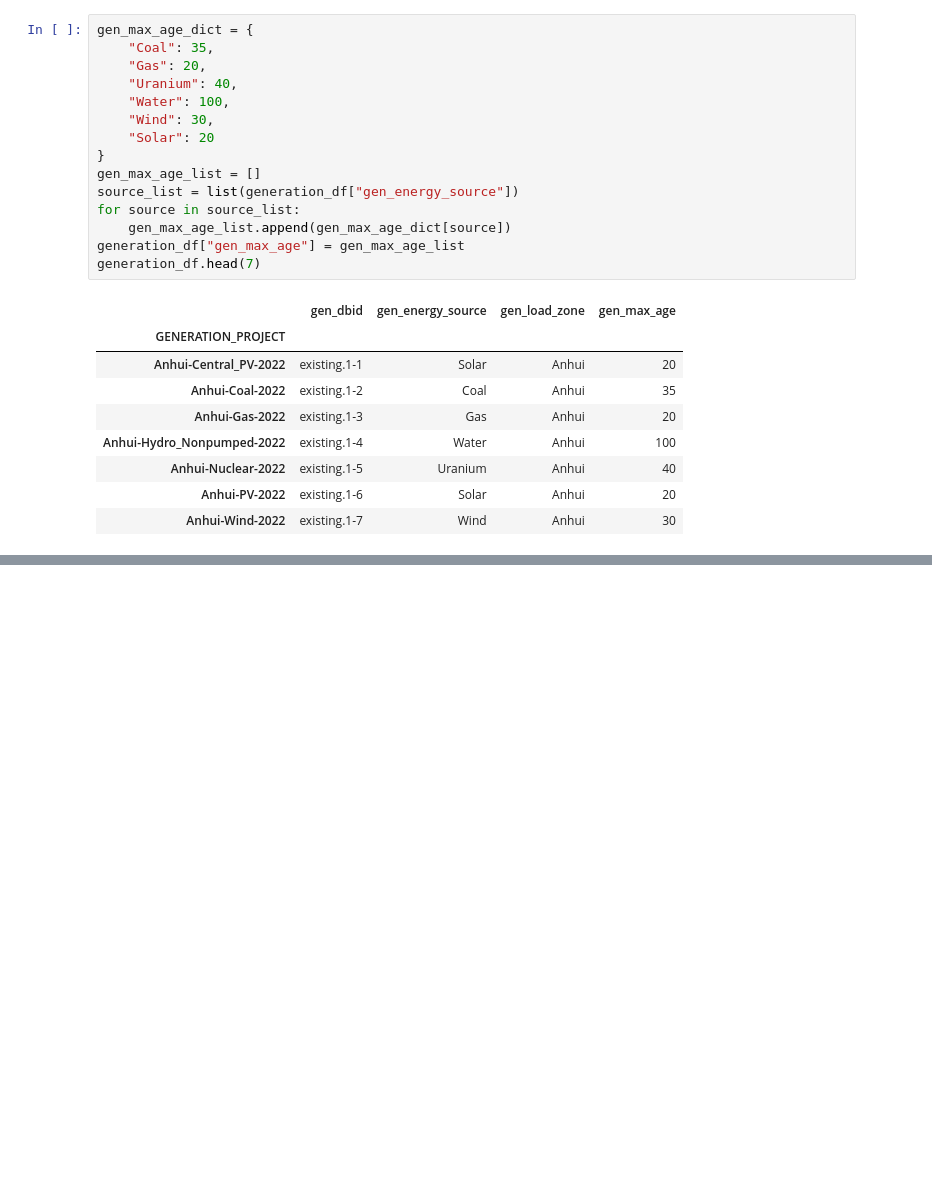
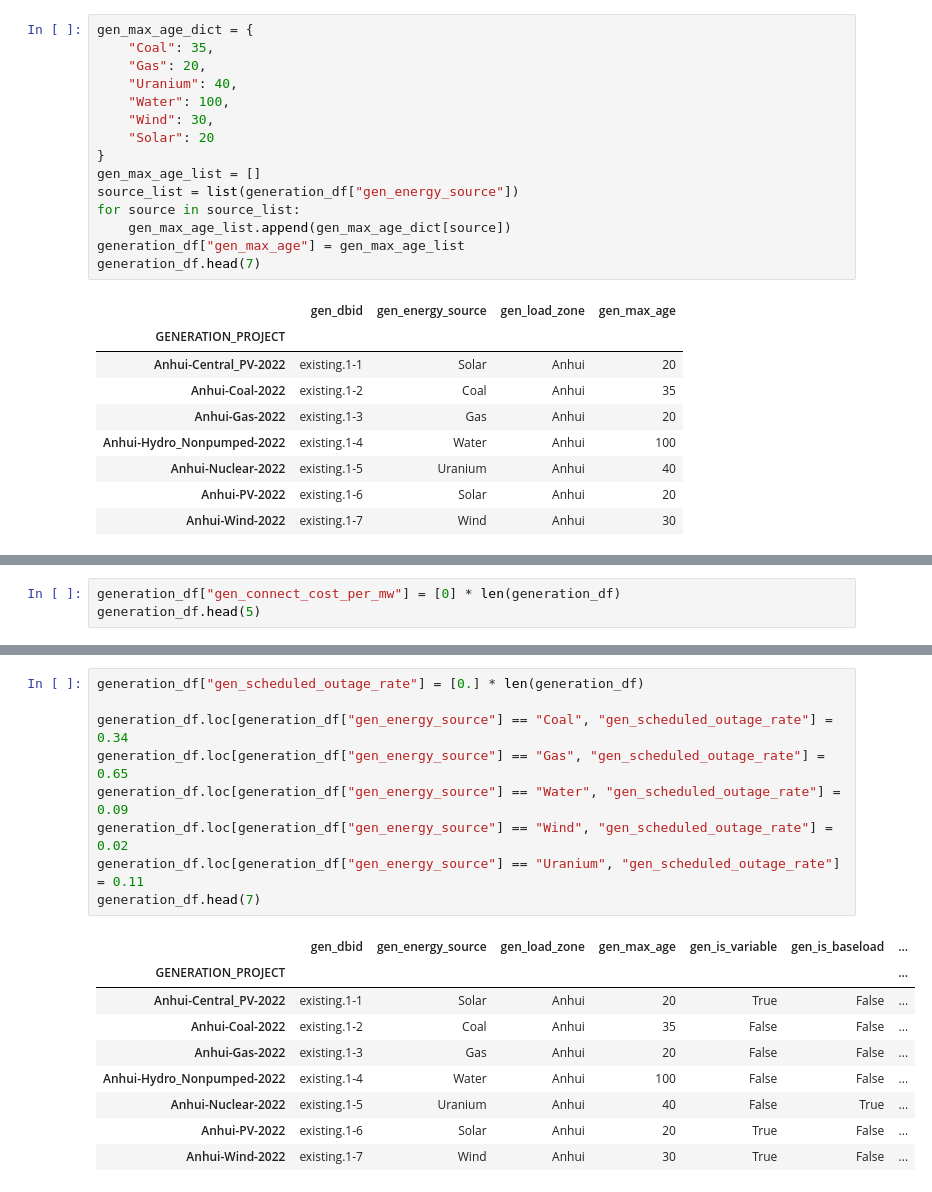
Before and after one commit to WEI-1228/pandas, a Jupyter notebook: gen_info.ipynb, the cells around one changed output, grey strips where cells are left out. Cells and saved outputs as stored; diff of their text form; blank space fills up the shorter version.

```diff
--- a/gen_info.ipynb
+++ b/gen_info.ipynb
@@ -146,0 +262,3 @@ generation_df.head(7)
+# %%
+generation_df["gen_connect_cost_per_mw"] = [0] * len(generation_df)
+generation_df.head(5)
@@ -146,0 +273,19 @@ generation_df.head(7)
+# %%
+generation_df["gen_scheduled_outage_rate"] = [0.] * len(generation_df)
+
+generation_df.loc[generation_df["gen_energy_source"] == "Coal", "gen_scheduled_outage_rate"] = 0.34
+generation_df.loc[generation_df["gen_energy_source"] == "Gas", "gen_scheduled_outage_rate"] = 0.65
+generation_df.loc[generation_df["gen_energy_source"] == "Water", "gen_scheduled_outage_rate"] = 0.09
+generation_df.loc[generation_df["gen_energy_source"] == "Wind", "gen_scheduled_outage_rate"] = 0.02
+generation_df.loc[generation_df["gen_energy_source"] == "Uranium", "gen_scheduled_outage_rate"] = 0.11
+generation_df.head(7)
+# %% [output]
+|  | gen_dbid | gen_energy_source | gen_load_zone | gen_max_age | gen_is_variable | gen_is_baseload | ... |
+| GENERATION_PROJECT |  |  |  |  |  |  | ... |
+| Anhui-Central_PV-2022 | existing.1-1 | Solar | Anhui | 20 | True | False | ... |
+| Anhui-Coal-2022 | existing.1-2 | Coal | Anhui | 35 | False | False | ... |
+| Anhui-Gas-2022 | existing.1-3 | Gas | Anhui | 20 | False | False | ... |
+| Anhui-Hydro_Nonpumped-2022 | existing.1-4 | Water | Anhui | 100 | False | False | ... |
+| Anhui-Nuclear-2022 | existing.1-5 | Uranium | Anhui | 40 | False | True | ... |
+| Anhui-PV-2022 | existing.1-6 | Solar | Anhui | 20 | True | False | ... |
+| Anhui-Wind-2022 | existing.1-7 | Wind | Anhui | 30 | True | False | ... |
```
Also changed, not shown: parts of 11 cells of this notebook.
